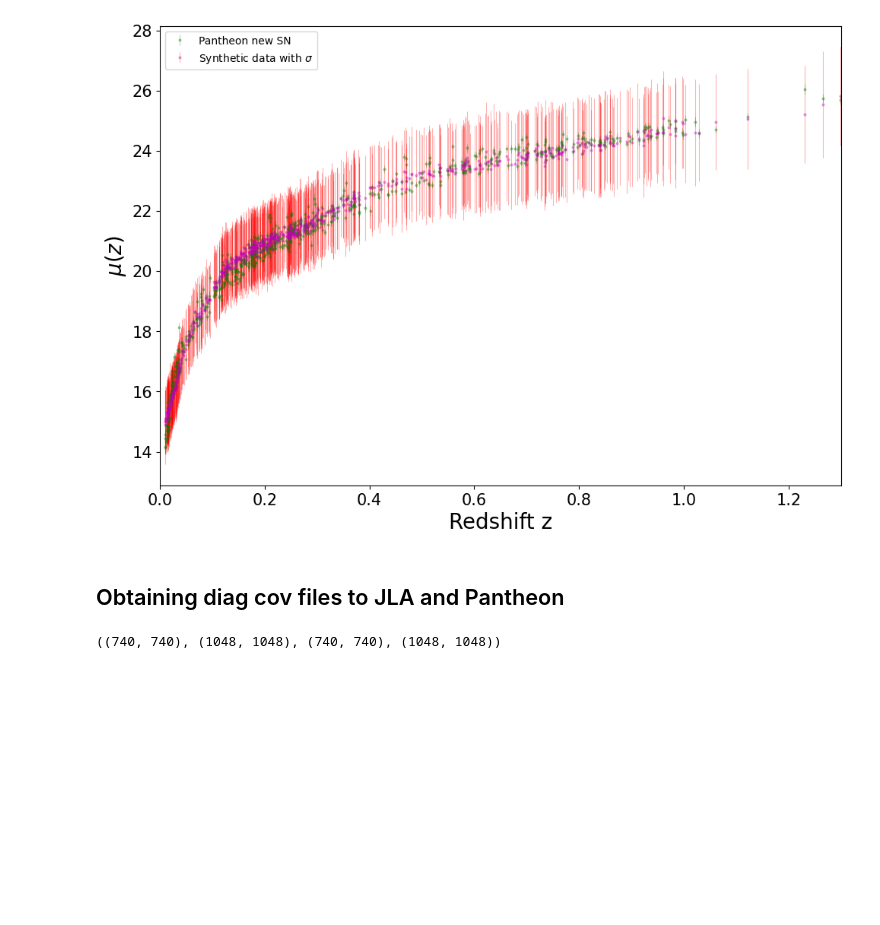
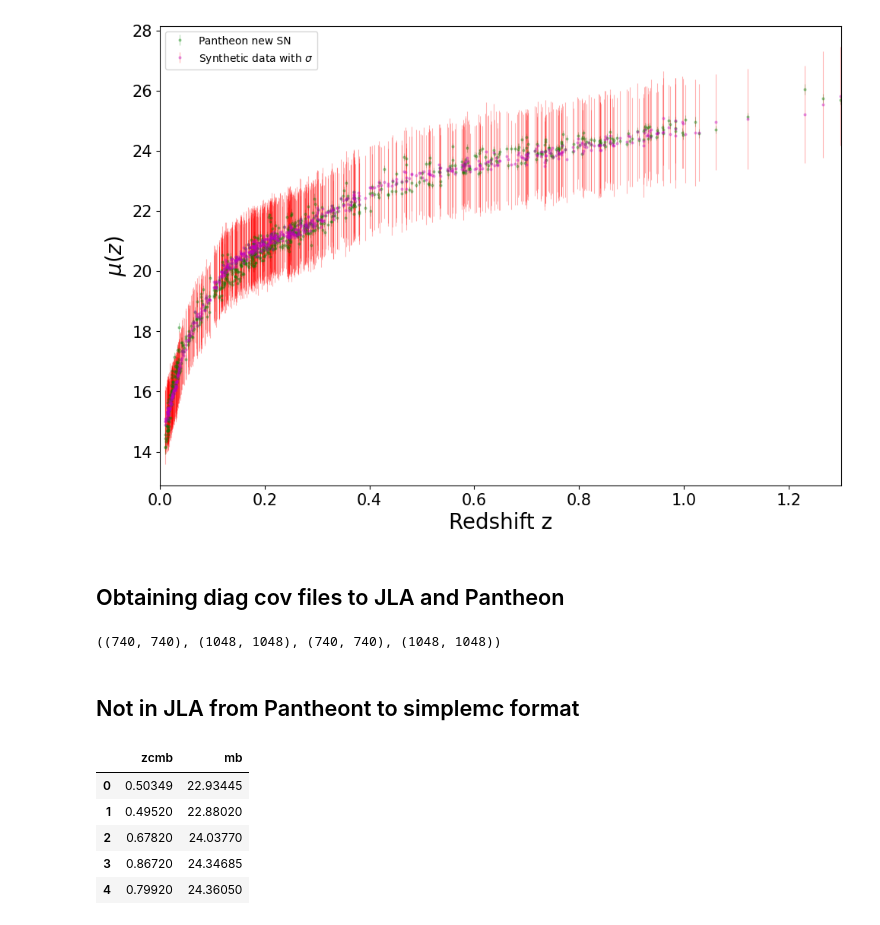
Before and after one commit to igomezv/SNIa_ML_regressions, a Jupyter notebook: loadModels.ipynb, the cells around one changed output. Saved outputs shown, nothing was run; the diff lists cells and outputs as text; code cells hidden in the pictures; blank space fills up the shorter version.

```diff
--- a/loadModels.ipynb
+++ b/loadModels.ipynb
@@ -154,3 +154,16 @@ np.shape(jlacov), np.shape(pantheoncov), np.shape(diagjla), np.shape(diagpantheo
 # %%
 np.savetxt("diag_cov_jla.dat", diagjla , header="#740x740", delimiter=' ' )
 np.savetxt("diag_cov_pantheon.dat", diagpantheon , header="#1048x1048", delimiter=' ' )
+# %% [markdown]
+## Not in JLA from Pantheont to simplemc format
+# %%
+notjla = 'data/not_in _jla.csv'
+df1 = pd.read_csv(notjla, usecols=[0, 1])
+df1.head()
+# %% [output]
+|  | zcmb | mb |
+| 0 | 0.50349 | 22.93445 |
+| 1 | 0.49520 | 22.88020 |
+| 2 | 0.67820 | 24.03770 |
+| 3 | 0.86720 | 24.34685 |
+| 4 | 0.79920 | 24.36050 |
```
Also changed, not shown: parts of 7 cells of this notebook.
